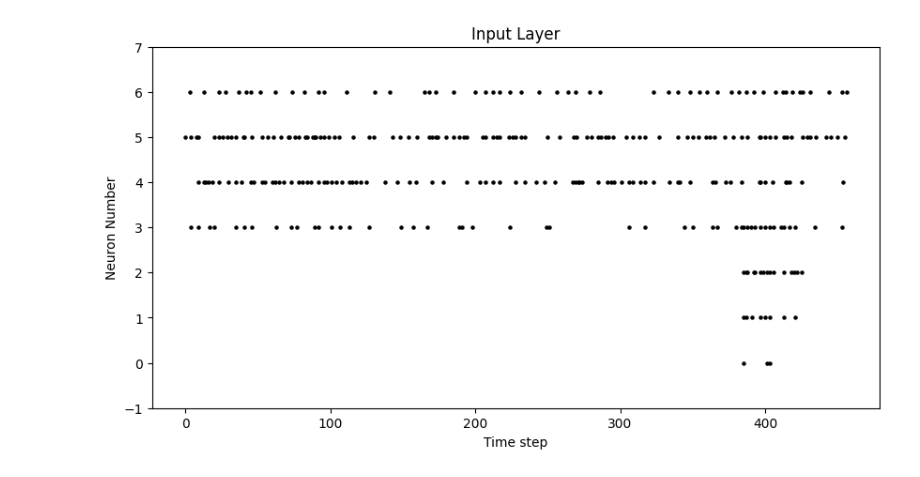
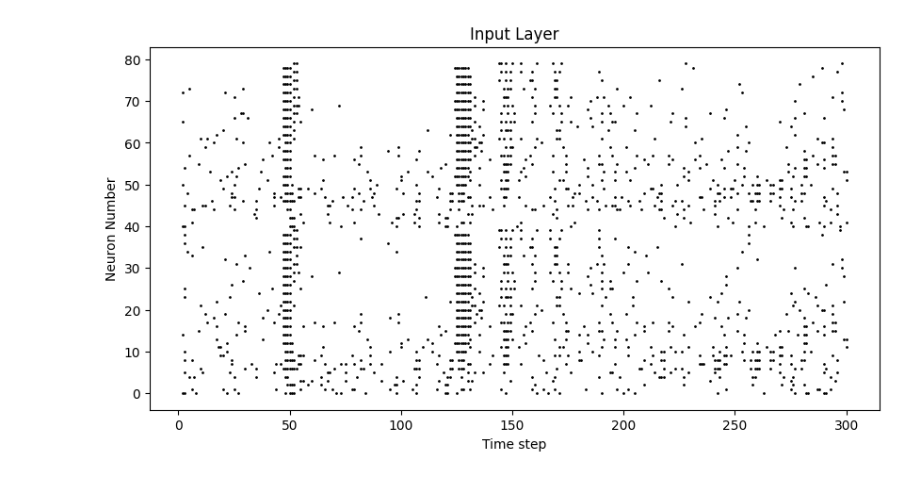
Before and after one commit to khood5/MLAudio, a Jupyter notebook: shotspotter/snn-torch/playground.ipynb, the cells around one changed output. Cells and saved outputs as stored; diff of their text form; code cells hidden in the pictures.

Commit message:
training for s2s

```diff
--- a/shotspotter/snn-torch/playground.ipynb
+++ b/shotspotter/snn-torch/playground.ipynb
@@ -26,4 +28,4 @@ def read_spikes_from_disk(path):
 # for now let's take the output from snn/make_dataset.py
 # it generates a DWT spectrogram matrix that is normalized to 0-1
 
-training_data, training_labels, _, validation_data, validation_labels, _, _, test_data, test_labels = read_spikes_from_disk('../snn/data/120-dwt.npz')
+training_data, training_labels, _, validation_data, validation_labels, _, _, test_data, test_labels = read_spikes_from_disk('../snn/data/120-s2s.npz')
@@ -43,16 +63,15 @@ dm_val_data = spikegen.delta(val_data, threshold=0.0075)
 # %%
 # visualize one sample raster
 fig = plt.figure(facecolor="w", figsize=(10, 5))
 ax = fig.add_subplot(111)
-splt.raster(dm_train_data[:, 40, :], ax, s=5, c="black")
+splt.raster(dm_train_data[:, 8, :], ax, s=1, c="black")
 
 plt.title("Input Layer")
 plt.xlabel("Time step")
-plt.ylim(-1,7)
 plt.ylabel("Neuron Number")
 plt.show()
 # %% [output]
-[figure, old version]
+[figure, new version]
 # %%
 # Now the network
 # Let's try a FFN
```
Also changed, not shown: parts of 9 cells of this notebook.
